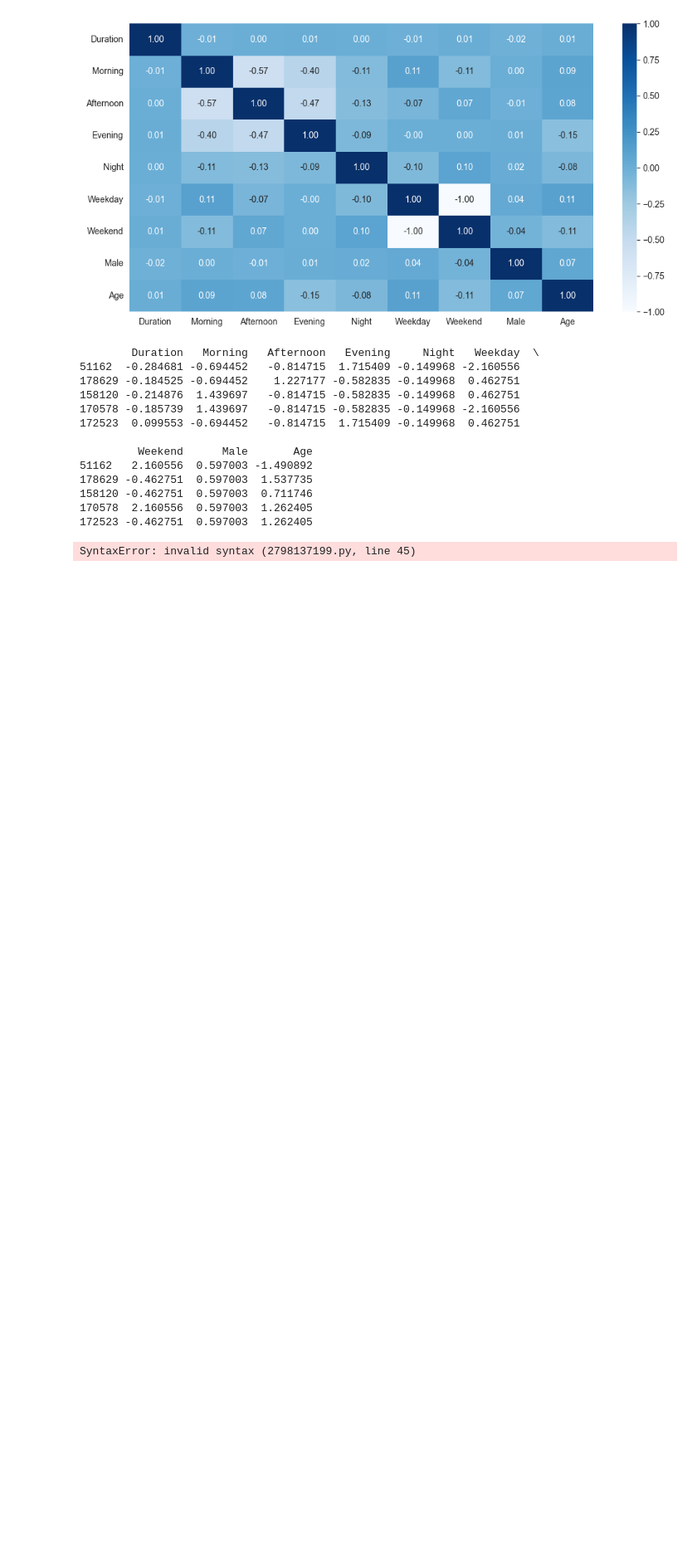
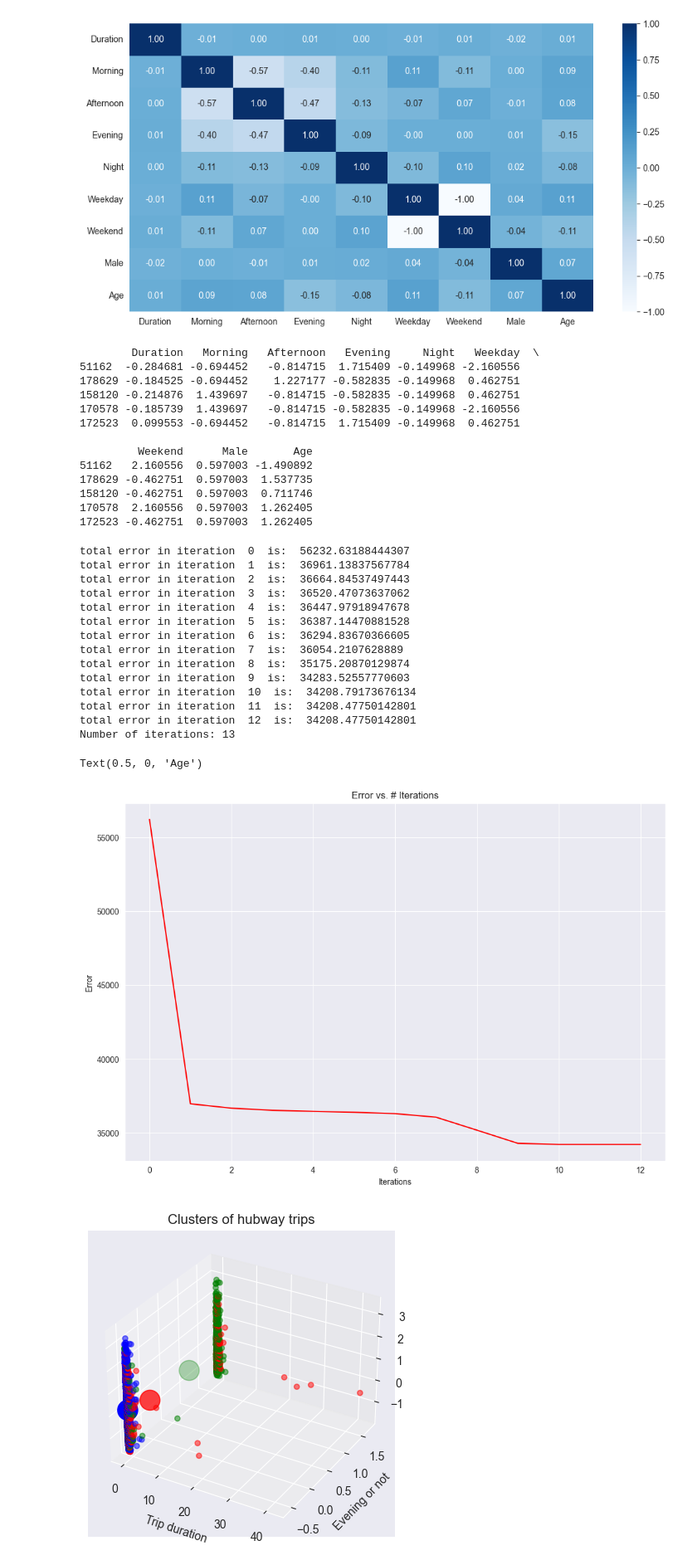
Before and after one commit to EwoutH/ME44312-Machine-Learning, a Jupyter notebook: assignment3/ex3.ipynb, the cells around one changed output. Shown at 83% size. Drawn from its saved outputs; the diff is of its cells as text; code cells hidden in the pictures; blank space fills up the shorter version.

Commit message:
Finished assignment 3

```diff
--- a/assignment3/ex3.ipynb
+++ b/assignment3/ex3.ipynb
@@ -96,7 +96,7 @@ def calculate_error(a,b):
     Given two Numpy Arrays, calculates the sum of squared errors.
     '''
     # Computation of the distance, i.e., the error between two arrays
-
+    error = np.sum((a-b)**2)
 
     return error
 
@@ -122,9 +122,8 @@ def assign_centroids(data, centroids):
             errors = np.append(errors, error)
 
         # Calculate closest centroid & error
-        #!!!  IMPLEMENT the assignment  to the closest centroid !!! #
-        closest_centroid =
-        centroid_error =
+        closest_centroid = np.argmin(errors)
+        centroid_error = errors[closest_centroid]
 
         # Assign values to lists
         centroid_assign.append(closest_centroid)
@@ -162,34 +161,50 @@ print('Number of iterations:', i)
 
 # Plot how the error evolved
 fig, ax = plt.subplots(figsize=(12,8))
 ax.plot(np.arange(i), error, 'r')
 ax.set_xlabel('Iterations')
 ax.set_ylabel('Error')
 ax.set_title('Error vs. # Iterations')
 
 
 # Final centroids together with their error
 #you can take a look at this X['centroid'] to see the clusters
 X['centroid'], iter_error = assign_centroids(X,centroids)
 centroids = X.groupby('centroid').agg('mean').reset_index(drop = True)
 
 colors = {0:'red', 1:'blue', 2:'green'}
 
 # 3D plot with final clusters and their centroids. Ploted features: Duration, Morning and Age
 fig = plt.figure()
 ax = fig.add_subplot(projection='3d')
 ax.scatter(X.iloc[:,0], X.iloc[:,3], X.iloc[:,8],  marker = 'o',
            c = X['centroid'].apply(lambda x: colors[x]), alpha = 0.5)
 ax.scatter(centroids.iloc[:,0], centroids.iloc[:,3], centroids.iloc[:,8],  marker = 'o', s=300,
            c = centroids.index.map(lambda x: colors[x]))
 ax.set_title('Clusters of hubway trips')
 ax.set_xlabel('Trip duration')
 ax.set_ylabel('Evening or not')
 ax.set_zlabel('Age')
 
 # END OF PART A #
 # %% [output]
-SyntaxError: invalid syntax (2798137199.py, line 45)
+total error in iteration  0  is:  56232.63188444307
+total error in iteration  1  is:  36961.13837567784
+total error in iteration  2  is:  36664.84537497443
+total error in iteration  3  is:  36520.47073637062
+total error in iteration  4  is:  36447.97918947678
+total error in iteration  5  is:  36387.14470881528
+total error in iteration  6  is:  36294.83670366605
+total error in iteration  7  is:  36054.2107628889
+total error in iteration  8  is:  35175.20870129874
+total error in iteration  9  is:  34283.52557770603
+total error in iteration  10  is:  34208.79173676134
+total error in iteration  11  is:  34208.47750142801
+total error in iteration  12  is:  34208.47750142801
+Number of iterations: 13
+Text(0.5, 0, 'Age')
+[figure, added]
+[figure, added]
 # %%
 # %% =========== PART B: Use sklearn package      =========== #
 # =========== Decide on the number of clusters =========== #
```
Also changed, not shown: parts of 6 cells of this notebook, 1 other file.
